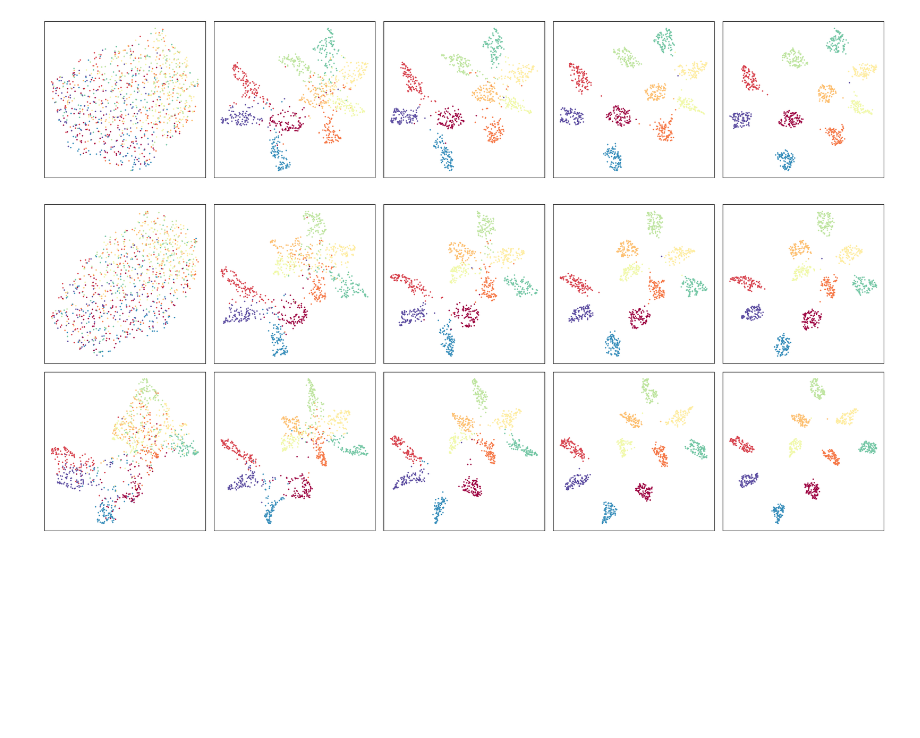
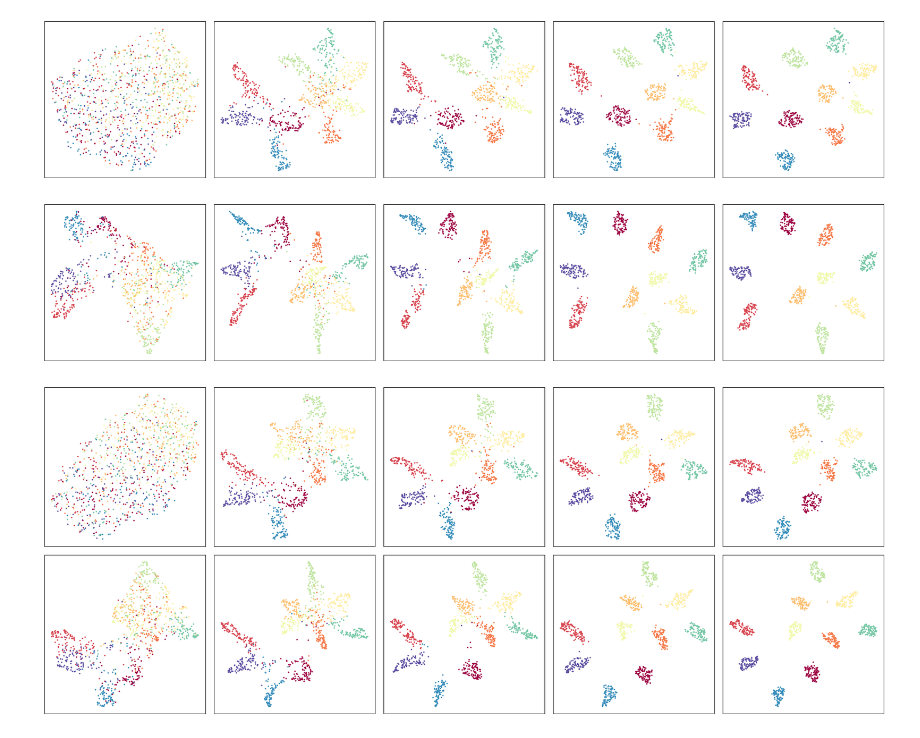
Before and after one commit to Yvonnefanf/ContraVis, a Jupyter notebook: Baseline/AlignedUMAP/withorwithoutdropout.ipynb, the cells around one changed output. Saved outputs shown, nothing was run; the diff lists cells and outputs as text; code cells hidden in the pictures; blank space fills up the shorter version.

```diff
--- a/Baseline/AlignedUMAP/withorwithoutdropout.ipynb
+++ b/Baseline/AlignedUMAP/withorwithoutdropout.ipynb
@@ -100,25 +91,13 @@ tar_epoch200 = tar_epoch200.reshape(epoch1.shape[0],epoch1.shape[1])
 # %%
 # Use aligned umap to visualize the training process epoch1 to epoch 200
 # put data together
 subset_length = 1000
-slices = [tar_epoch1[:1000], tar_epoch50[:1000],tar_epoch100[:1000],tar_epoch150[:1000],tar_epoch200[:1000] ]
-labels = training_labels[:1000]
+slices = [tar_epoch1[:subset_length], tar_epoch50[:subset_length],tar_epoch100[:subset_length],tar_epoch150[:subset_length],tar_epoch200[:subset_length] ]
+labels = training_labels[:subset_length]
 
-# 创建关系字典
-relation_dict = {i: i for i in range(subset_length)}
-
-# 你需要len(slices)-1个关系字典（每两个连续的数据集之间都需要一个）
-relation_dicts = [relation_dict.copy() for _ in range(len(slices) - 1)]
-
-# 使用 AlignedUMAP
-aligned_mapper = umap.AlignedUMAP().fit(slices, relations=relation_dicts)
-
-# 可视化结果
-fig, axs = plt.subplots(1, 5, figsize=(20, 4))  # 创建5个子图，因为你有5个数据集
-for i, ax in enumerate(axs.flatten()):
-    ax.scatter(*aligned_mapper.embeddings_[i].T, s=2, c=labels, cmap="Spectral")
-    ax.set(xticks=[], yticks=[])
-plt.tight_layout()
+showalignedRes(slices, subset_length, 1,5,(20, 4),labels)
+# %% [output]
+[figure, added]
 # %%
 # Use aligned umap to visualize the training process epoch1 to epoch 200
 # put data together
```
Also changed, not shown: parts of 9 cells of this notebook, 2 other files.
